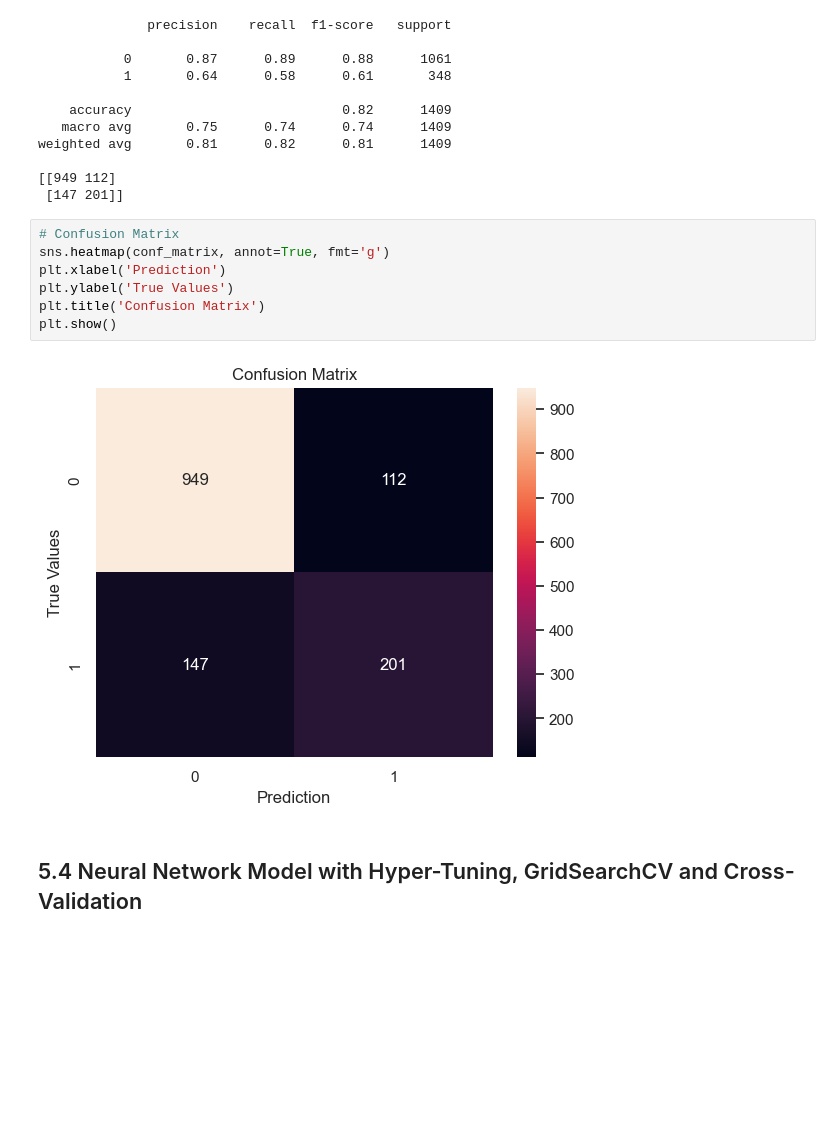
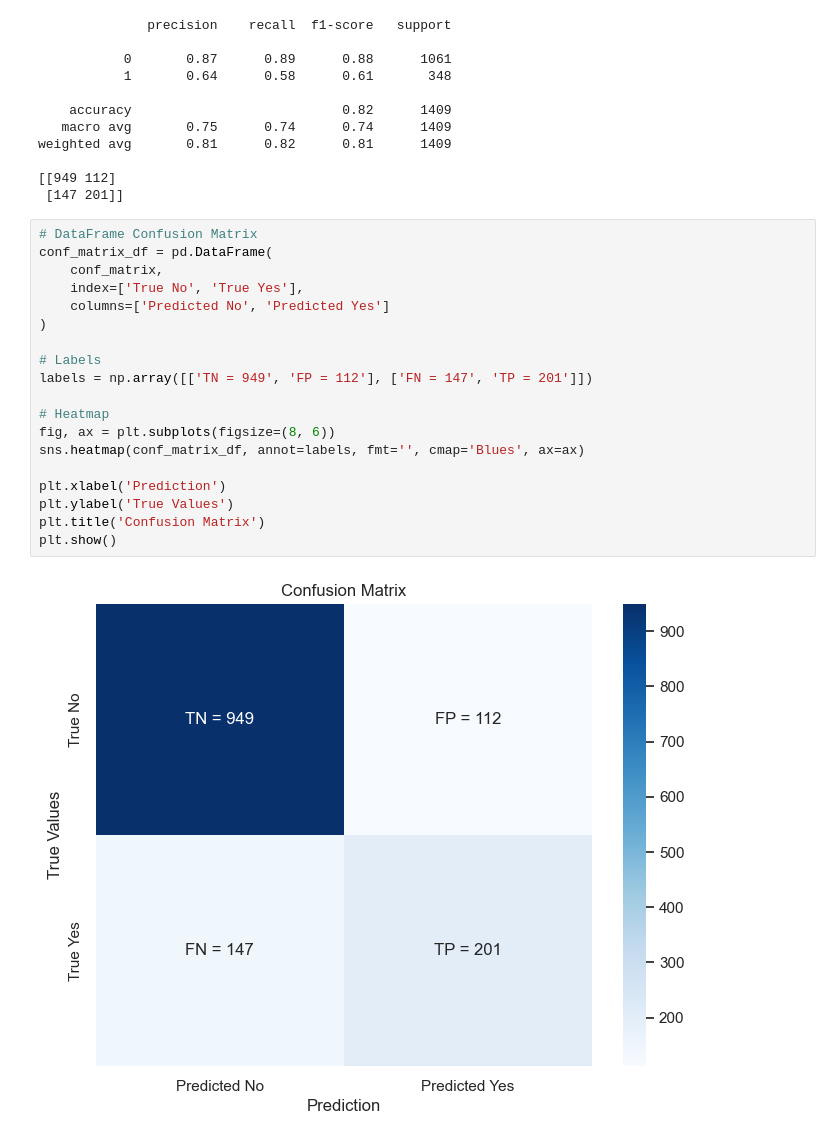
Before and after one commit to FJGM2023015/Telecommunication-Churn, a Jupyter notebook: Telecomunication_Churn.ipynb, the cells around one changed output. Saved outputs shown, nothing was run; the diff lists cells and outputs as text; blank space fills up the shorter version.

```diff
--- a/Telecomunication_Churn.ipynb
+++ b/Telecomunication_Churn.ipynb
@@ -586,13 +600,23 @@ weighted avg       0.81      0.82      0.81      1409
 [[949 112]
  [147 201]]
 # %%
-# Confusion Matrix
-sns.heatmap(conf_matrix, annot=True, fmt='g')
+# DataFrame Confusion Matrix
+conf_matrix_df = pd.DataFrame(
+    conf_matrix,
+    index=['True No', 'True Yes'],
+    columns=['Predicted No', 'Predicted Yes']
+)
+
+# Labels
+labels = np.array([['TN = 949', 'FP = 112'], ['FN = 147', 'TP = 201']])
+
+# Heatmap
+fig, ax = plt.subplots(figsize=(8, 6))
+sns.heatmap(conf_matrix_df, annot=labels, fmt='', cmap='Blues', ax=ax)
+
 plt.xlabel('Prediction')
 plt.ylabel('True Values')
 plt.title('Confusion Matrix')
 plt.show()
 # %% [output]
-[figure, old version]
+[figure, new version]
-# %% [markdown]
-## 5.4 Neural Network Model with  Hyper-Tuning, GridSearchCV and Cross-Validation
```
Also changed, not shown: parts of 24 cells of this notebook.
